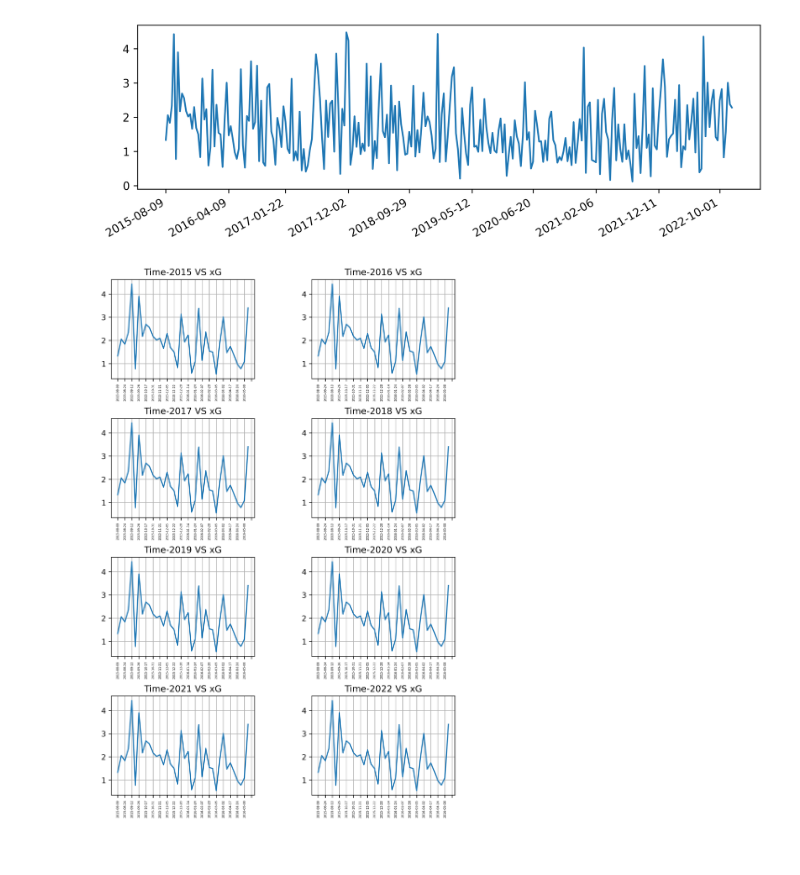
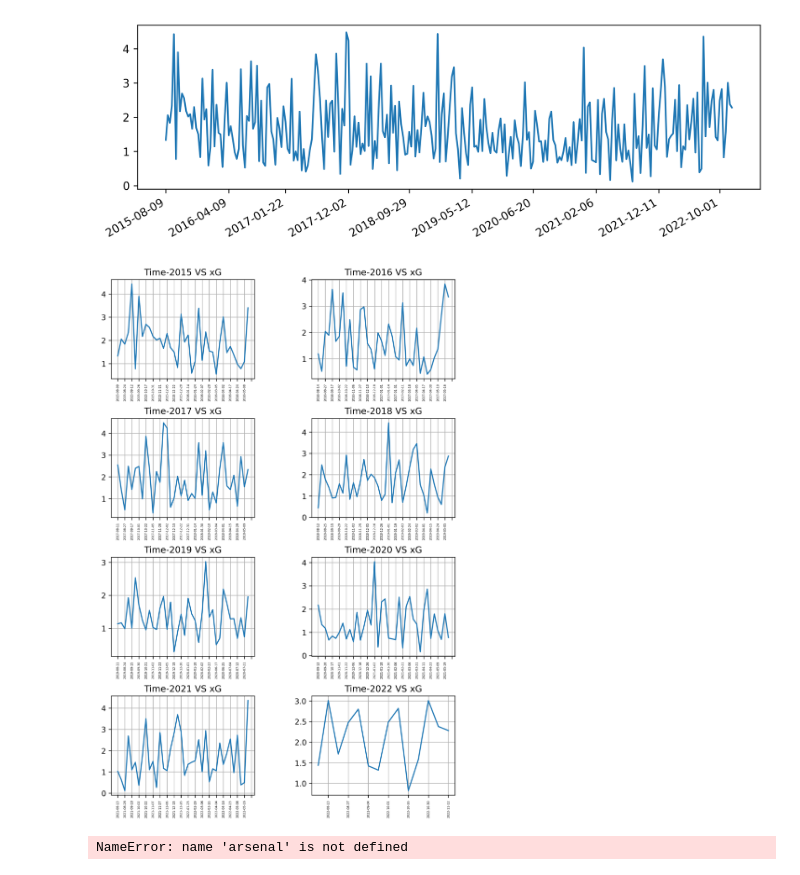
Before and after one commit to mruiyangyou/Predict-Football-Matches-With-xG, a Jupyter notebook: src/python/xG_prediction.ipynb, the cells around one changed output. Saved outputs shown, nothing was run; the diff lists cells and outputs as text; code cells hidden in the pictures.

```diff
--- a/src/python/xG_prediction.ipynb
+++ b/src/python/xG_prediction.ipynb
@@ -532,18 +569,22 @@ plt.gcf().autofmt_xdate()
 # %%
 fig, axes = plt.subplots(4,2,figsize=(8,12), dpi = 300)
 plt.subplots_adjust(left=0.1,
                     bottom=0.1,
                     right=0.9,
                     top=0.9,
                     wspace=0.4,
                     hspace=0.4)
 for year, ax in zip(range(2015,2023), axes.ravel()):
     data = time_arsenal.loc[time_arsenal['Season'] == str(year)]
-    ax.plot('datetime','team_xG', data = d)
+    ax.plot('datetime','team_xG', data = data)
     ax.xaxis.set_major_locator(mdates.DayLocator(interval = 2))
     ax.set_title(f'Time-{year} VS xG')
     ax.grid(True)
     for label in ax.get_xticklabels():
         label.set(rotation = 90, fontsize =4)
 # %% [output]
-[figure, old version]
+[figure, new version]
+# %%
+arsenal
+# %% [output]
+NameError: name 'arsenal' is not defined
```
Also changed, not shown: parts of 3 cells of this notebook, 8 other files.
